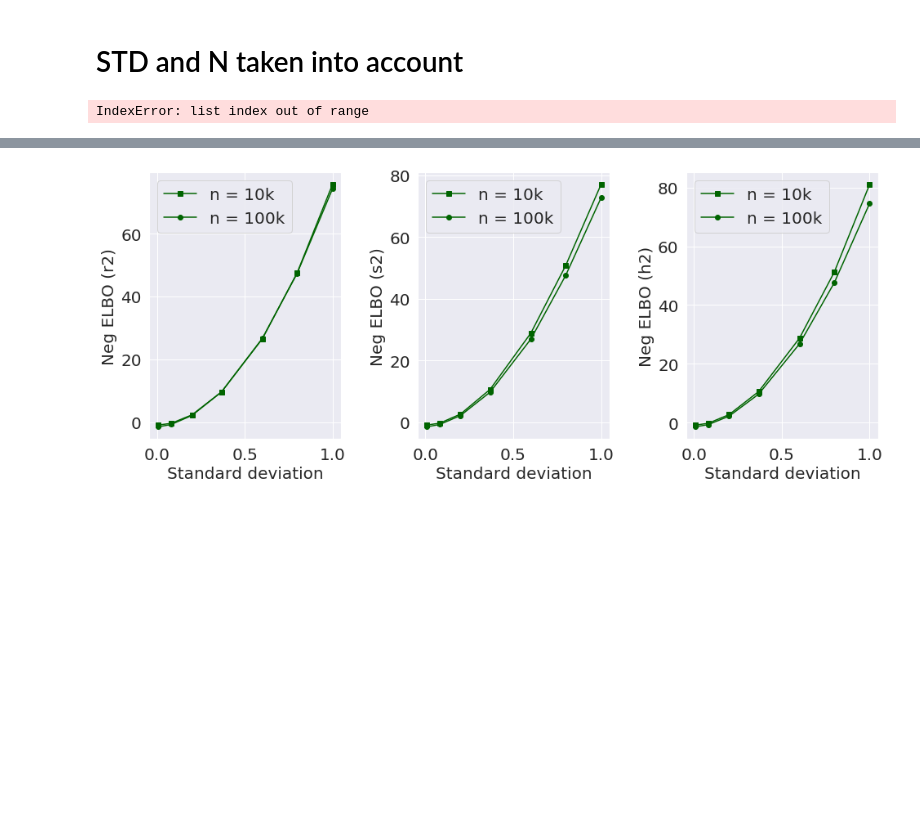
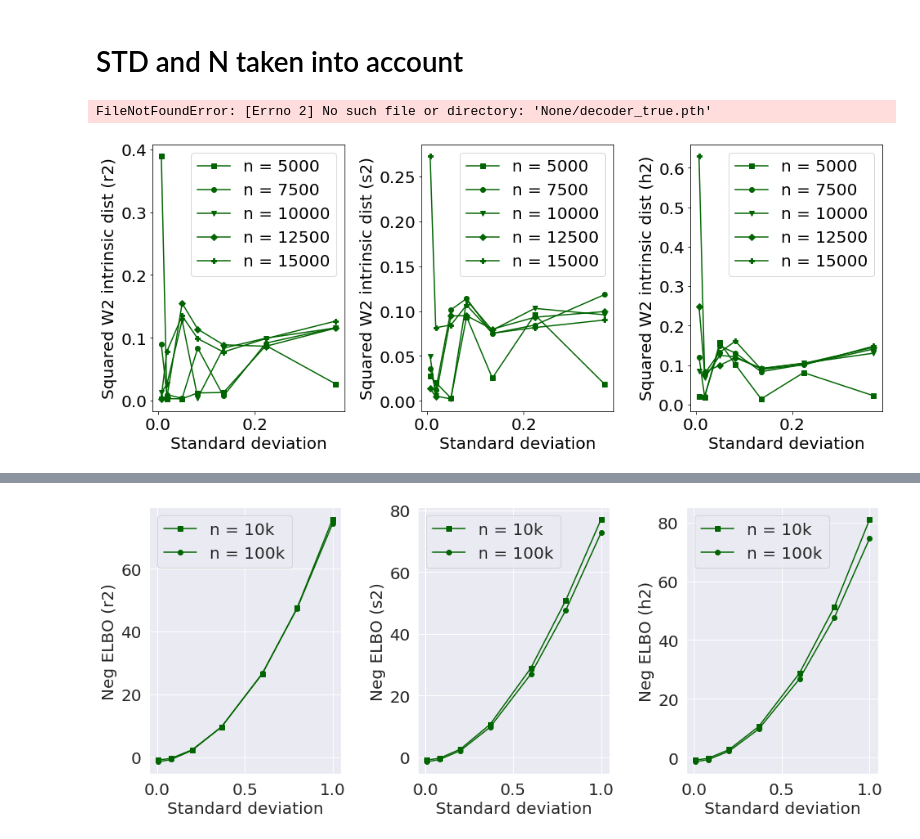
Before and after one commit to battyone/notebooks-1, a Jupyter notebook: toyinspect_cvpr.ipynb, the cells around one changed output, grey strips where cells are left out. Drawn from its saved outputs; the diff is of its cells as text; code cells hidden in the pictures; blank space fills up the shorter version.

```diff
--- a/toyinspect_cvpr.ipynb
+++ b/toyinspect_cvpr.ipynb
@@ -275,10 +186,17 @@ def plot_crits_all_manifolds(crits, title):
 # %% [markdown]
 # STD and N taken into account
 # %%
-sq_w2_intrinsic = {}
+analyze.reload_libs()
+sq_w2_intrinsic_n_bins_10 = {}
 
-for manifold_name in ['s2']:
-    sq_w2_intrinsic[manifold_name] = analyze.squared_w2_between_submanifolds(
-        manifold_name=manifold_name, vae_type='gvae_tgt', extrinsic_or_intrinsic='intrinsic')
+for manifold_name in ['r2', 's2', 'h2']:
+    sq_w2_intrinsic_n_bins_10[manifold_name] = analyze.squared_w2_between_submanifolds(
+        manifold_name=manifold_name,
+        vae_type='gvae_tgt',
+        extrinsic_or_intrinsic='intrinsic',
+        all_logvarx_true=[-6, -5, -4, -3, -2],
+        all_n=[5000, 7500, 10000, 12500, 15000],
+        n_bins=10,
+        main_dir=MAIN_DIR)
 # %% [output]
-IndexError: list index out of range
+FileNotFoundError: [Errno 2] No such file or directory: 'None/decoder_true.pth'
@@ -285,5 +208,15 @@ IndexError: list index out of range
 # %%
 print(sq_w2_intrinsic)
+# %%
+analyze.reload_libs()
+
+vis.plot_crits_all_manifolds(
+    logvars=[-10, -8, -6, -5, -4, -3, -2],
+    ns=[5000, 7500, 10000, 12500, 15000],
+    crits=sq_w2_intrinsic,
+    title='Squared W2 intrinsic dist')
+# %% [output]
+[figure, added]
 # %%
 neg_elbos = {}
 
```
Also changed, not shown: parts of 19 cells of this notebook, 1 other file.
